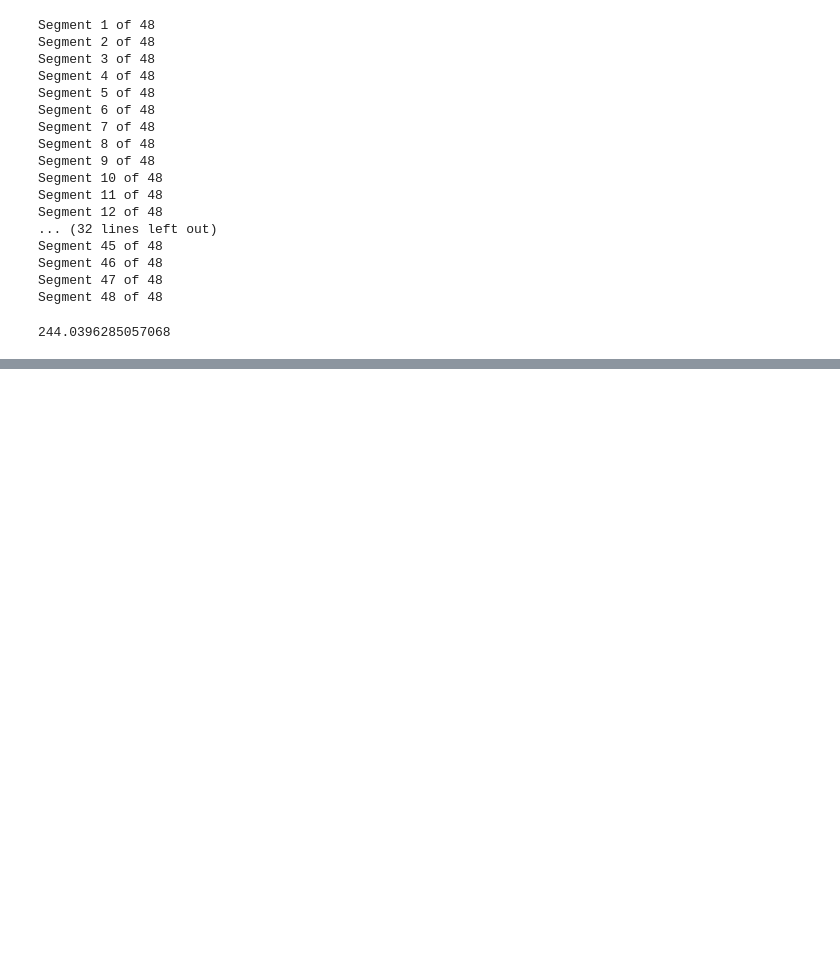
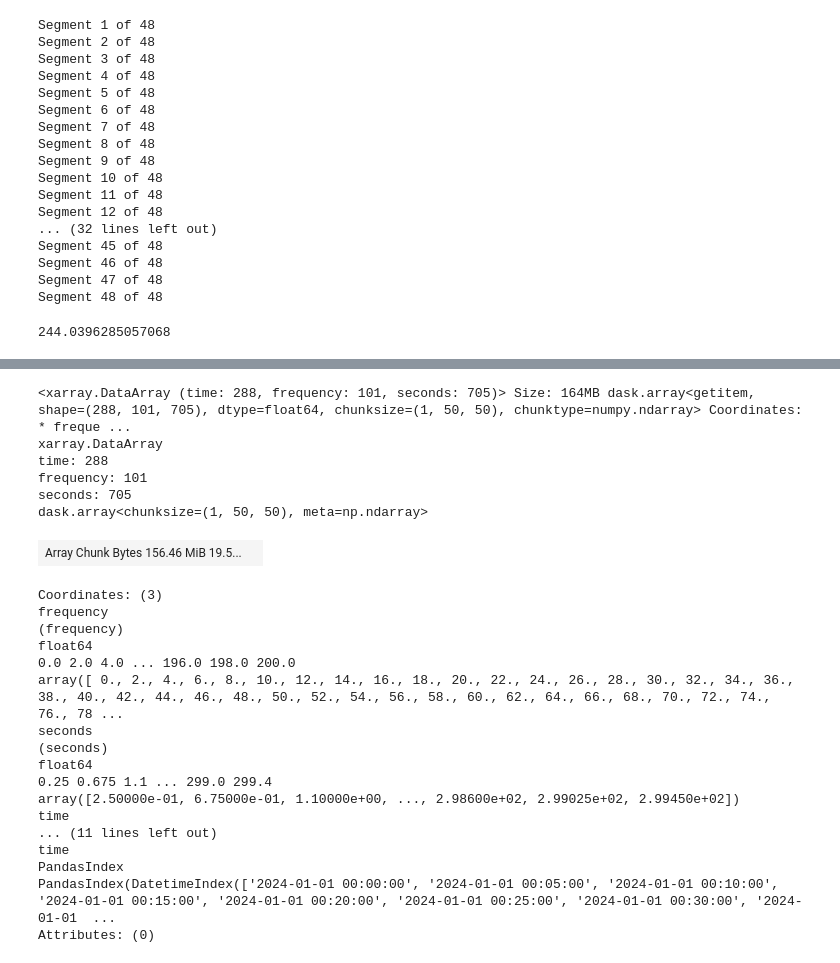
Before and after one commit to Waveform-Analytics/ooi-explore, a Jupyter notebook: example_usage.ipynb, the cells around one changed output, grey strips where cells are left out. Saved outputs shown, nothing was run; the diff lists cells and outputs as text; code cells hidden in the pictures; blank space fills up the shorter version.

```diff
--- a/example_usage.ipynb
+++ b/example_usage.ipynb
@@ -47,0 +55,27 @@ Segment 48 of 48
+# %%
+spec_xa
+# %% [output]
+<xarray.DataArray (time: 288, frequency: 101, seconds: 705)> Size: 164MB dask.array<getitem, shape=(288, 101, 705), dtype=float64, chunksize=(1, 50, 50), chunktype=numpy.ndarray> Coordinates: * freque ...
+xarray.DataArray
+time: 288
+frequency: 101
+seconds: 705
+dask.array<chunksize=(1, 50, 50), meta=np.ndarray>
+| Array Chunk Bytes 156.46 MiB 19.5... |  |
+Coordinates: (3)
+frequency
+(frequency)
+float64
+0.0 2.0 4.0 ... 196.0 198.0 200.0
+array([ 0., 2., 4., 6., 8., 10., 12., 14., 16., 18., 20., 22., 24., 26., 28., 30., 32., 34., 36., 38., 40., 42., 44., 46., 48., 50., 52., 54., 56., 58., 60., 62., 64., 66., 68., 70., 72., 74., 76., 78 ...
+seconds
+(seconds)
+float64
+0.25 0.675 1.1 ... 299.0 299.4
+array([2.50000e-01, 6.75000e-01, 1.10000e+00, ..., 2.98600e+02, 2.99025e+02, 2.99450e+02])
+time
+... (11 lines left out)
+time
+PandasIndex
+PandasIndex(DatetimeIndex(['2024-01-01 00:00:00', '2024-01-01 00:05:00', '2024-01-01 00:10:00', '2024-01-01 00:15:00', '2024-01-01 00:20:00', '2024-01-01 00:25:00', '2024-01-01 00:30:00', '2024-01-01  ...
+Attributes: (0)
```
Also changed, not shown: parts of 5 cells of this notebook.
